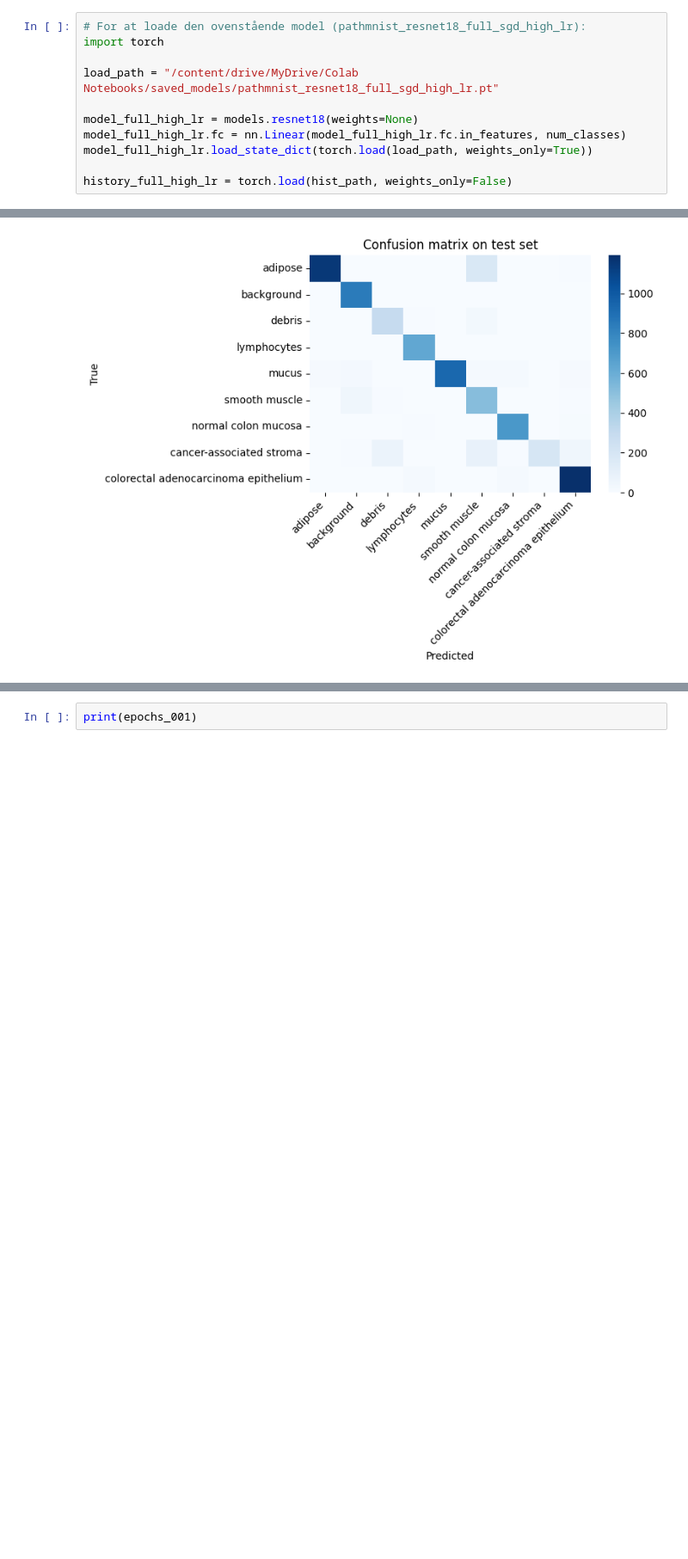
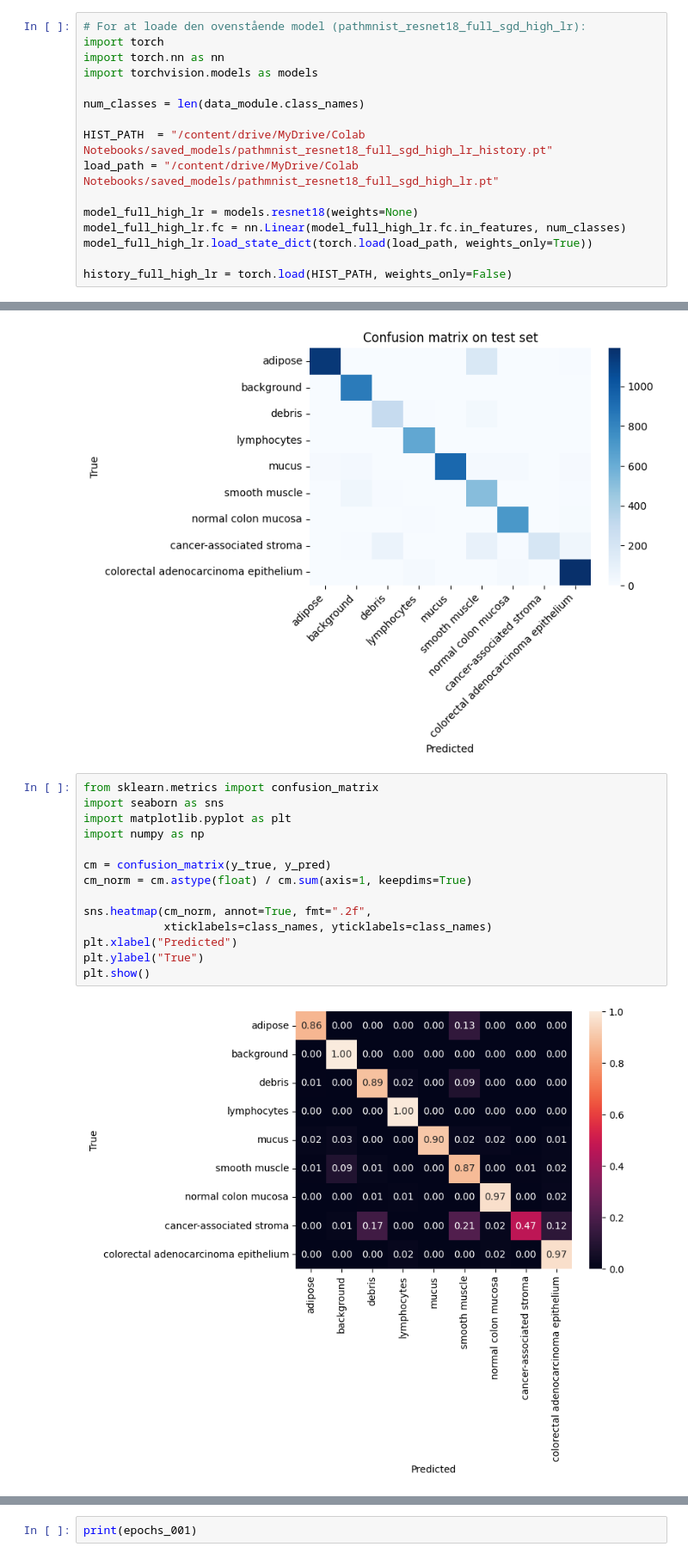
Before and after one commit to djarnis2/crc-pathmnist-transfer-resnet18, a Jupyter notebook: Deep_Learning_Assignment2_CNN.ipynb, the cells around one changed output, grey strips where cells are left out. Shown at 86% size. Drawn from its saved outputs; the diff is of its cells as text; blank space fills up the shorter version.

Commit message:
Oprettet med Colab

```diff
--- a/Deep_Learning_Assignment2_CNN.ipynb
+++ b/Deep_Learning_Assignment2_CNN.ipynb
@@ -960,14 +960,19 @@ History saved to: /content/drive/MyDrive/Colab Notebooks/saved_models/pathmnist_
 # %%
 # For at loade den ovenstående model (pathmnist_resnet18_full_sgd_high_lr):
 import torch
+import torch.nn as nn
+import torchvision.models as models
 
+num_classes = len(data_module.class_names)
+
+HIST_PATH  = "/content/drive/MyDrive/Colab Notebooks/saved_models/pathmnist_resnet18_full_sgd_high_lr_history.pt"
 load_path = "/content/drive/MyDrive/Colab Notebooks/saved_models/pathmnist_resnet18_full_sgd_high_lr.pt"
 
 model_full_high_lr = models.resnet18(weights=None)
 model_full_high_lr.fc = nn.Linear(model_full_high_lr.fc.in_features, num_classes)
 model_full_high_lr.load_state_dict(torch.load(load_path, weights_only=True))
 
-history_full_high_lr = torch.load(hist_path, weights_only=False)
+history_full_high_lr = torch.load(HIST_PATH, weights_only=False)
 # %%
 # Eller printe fra mappen
 import torch
@@ -1237,6 +1242,22 @@ plt.tight_layout()
 plt.show()
 # %% [output]
 [figure]
+# %%
+from sklearn.metrics import confusion_matrix
+import seaborn as sns
+import matplotlib.pyplot as plt
+import numpy as np
+
+cm = confusion_matrix(y_true, y_pred)
+cm_norm = cm.astype(float) / cm.sum(axis=1, keepdims=True)
+
+sns.heatmap(cm_norm, annot=True, fmt=".2f",
+            xticklabels=class_names, yticklabels=class_names)
+plt.xlabel("Predicted")
+plt.ylabel("True")
+plt.show()
+# %% [output]
+[figure, added]
 # %%
 import torch
 import torch.nn as nn
```
